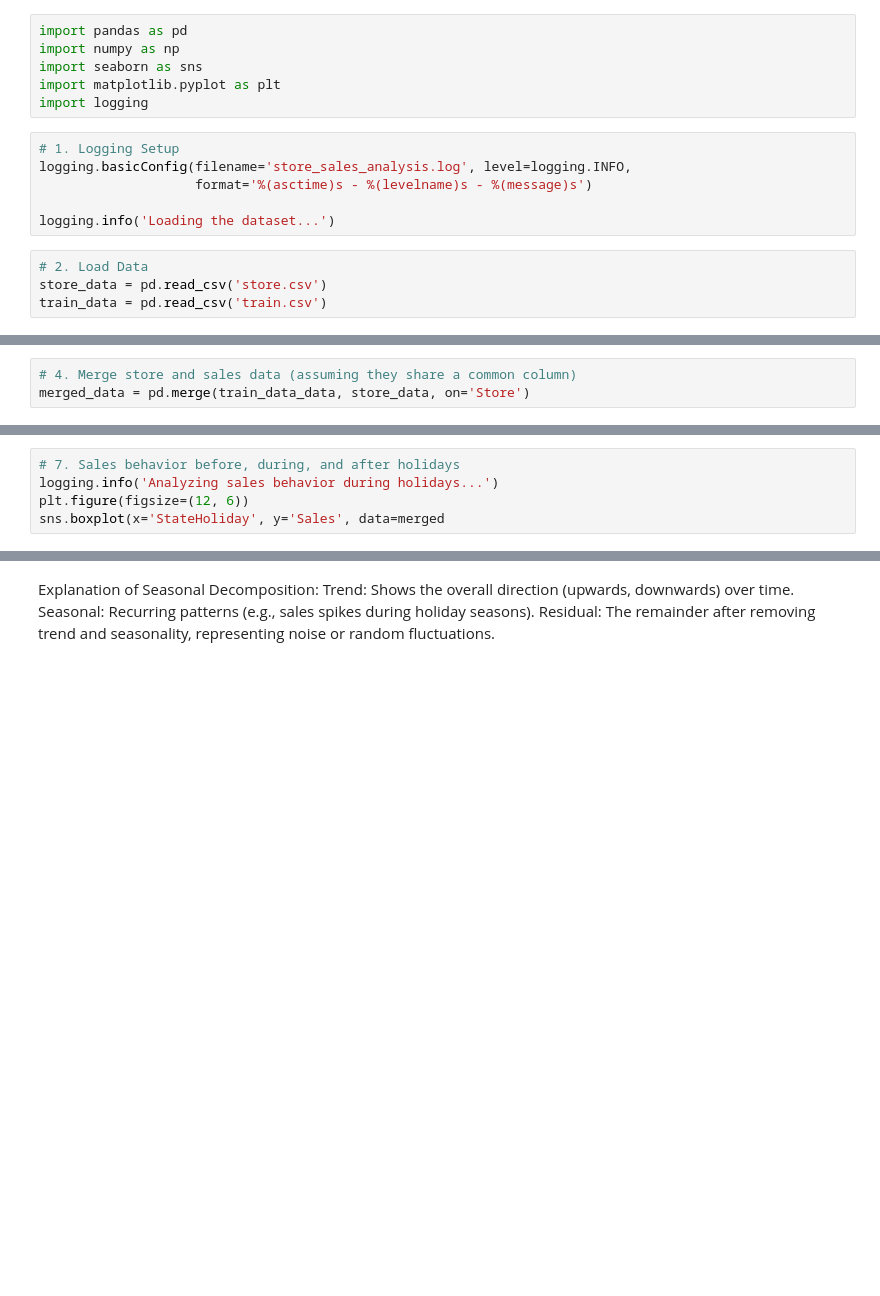
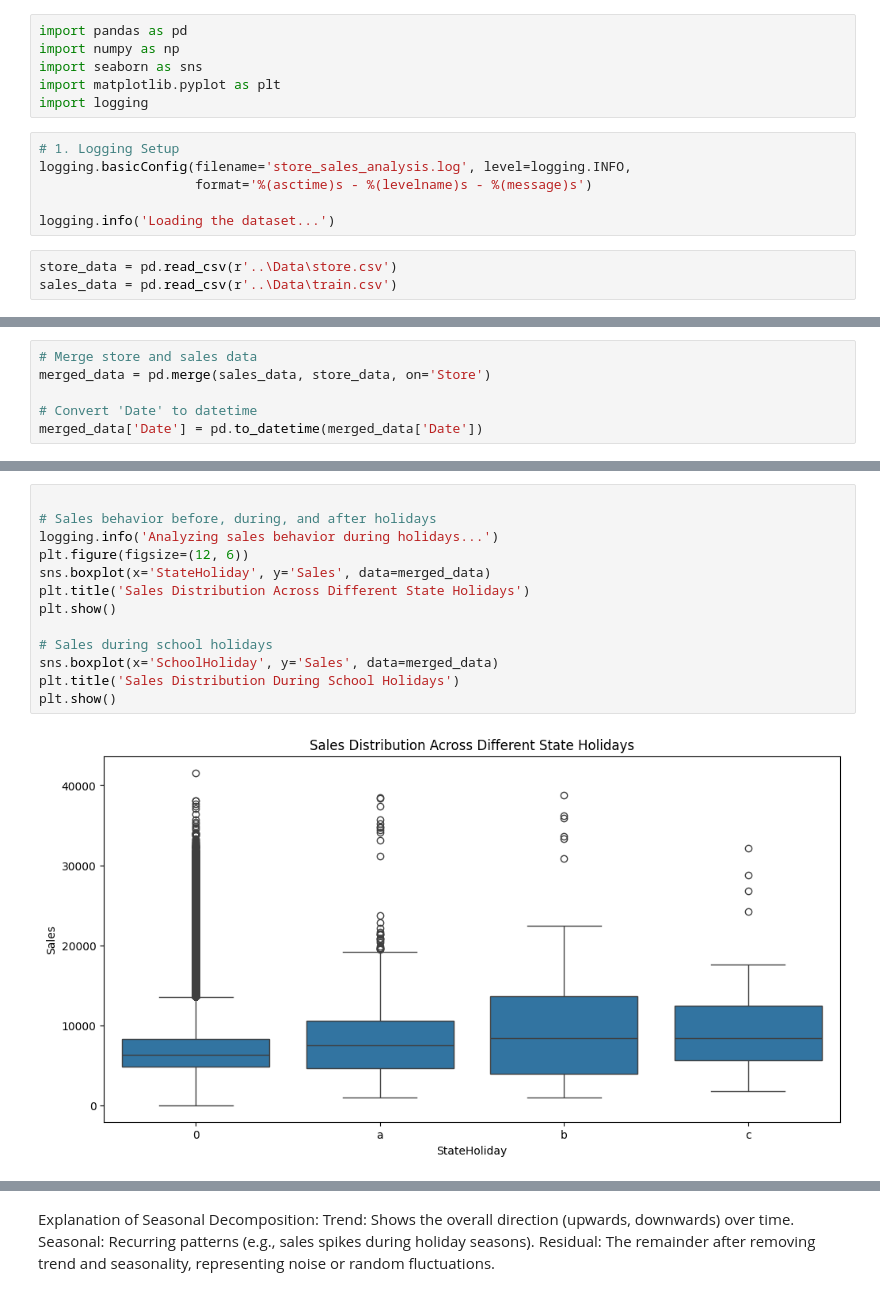
Before and after one commit to plony/week4_challenge, a Jupyter notebook: week4_challenge/notebook/EDA.ipynb, the cells around one changed output, grey strips where cells are left out. Saved outputs shown, nothing was run; the diff lists cells and outputs as text; blank space fills up the shorter version.

```diff
--- a/week4_challenge/notebook/EDA.ipynb
+++ b/week4_challenge/notebook/EDA.ipynb
@@ -11,7 +11,6 @@ logging.basicConfig(filename='store_sales_analysis.log', level=logging.INFO,
 
 logging.info('Loading the dataset...')
 # %%
-# 2. Load Data
-store_data = pd.read_csv('store.csv')
-train_data = pd.read_csv('train.csv')
+store_data = pd.read_csv(r'..\Data\store.csv')
+sales_data = pd.read_csv(r'..\Data\train.csv')
 # %%
@@ -36,4 +51,7 @@ store_data['PromoInterval'].fillna('None', inplace=True)
 # %%
-# 4. Merge store and sales data (assuming they share a common column)
-merged_data = pd.merge(train_data_data, store_data, on='Store')
+# Merge store and sales data
+merged_data = pd.merge(sales_data, store_data, on='Store')
+
+# Convert 'Date' to datetime
+merged_data['Date'] = pd.to_datetime(merged_data['Date'])
 # %%
@@ -54,5 +76,15 @@ plt.show()
 # %%
-# 7. Sales behavior before, during, and after holidays
+
+# Sales behavior before, during, and after holidays
 logging.info('Analyzing sales behavior during holidays...')
 plt.figure(figsize=(12, 6))
-sns.boxplot(x='StateHoliday', y='Sales', data=merged
+sns.boxplot(x='StateHoliday', y='Sales', data=merged_data)
+plt.title('Sales Distribution Across Different State Holidays')
+plt.show()
+
+# Sales during school holidays
+sns.boxplot(x='SchoolHoliday', y='Sales', data=merged_data)
+plt.title('Sales Distribution During School Holidays')
+plt.show()
+# %% [output]
+[figure, added]
```
Also changed, not shown: parts of 56 cells of this notebook, 4 other files.
